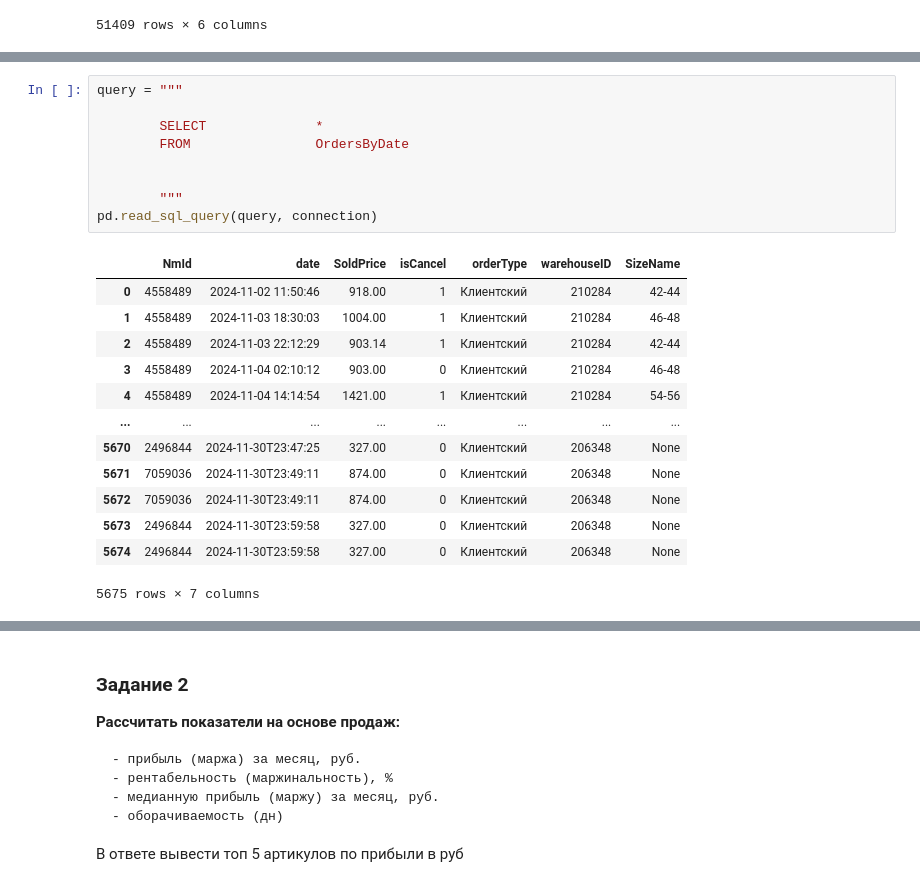
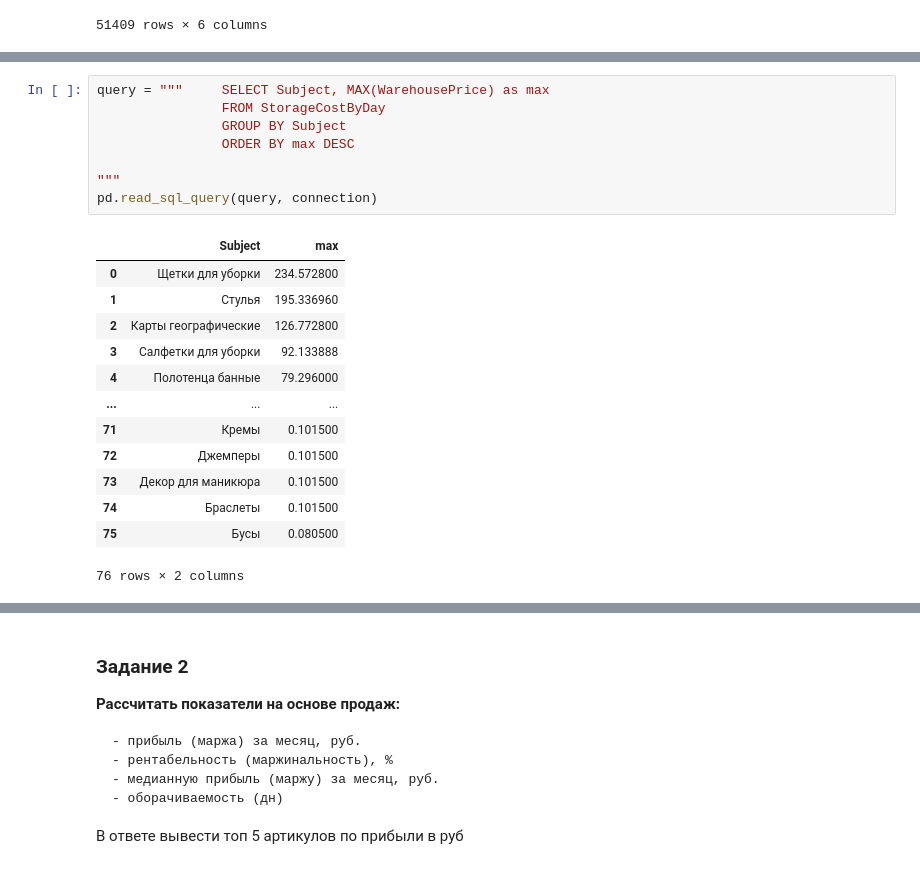
Before and after one commit to sortvalues/my_rep_01, a Jupyter notebook: 2_ad_hoc/testing_me/Тестовое_задание.ipynb, the cells around one changed output, grey strips where cells are left out. Saved outputs shown, nothing was run; the diff lists cells and outputs as text.

```diff
--- a/2_ad_hoc/testing_me/Тестовое_задание.ipynb
+++ b/2_ad_hoc/testing_me/Тестовое_задание.ipynb
@@ -431,23 +489,22 @@ pd.read_sql_query(query, connection)
 # %%
-query = """
+query = """     SELECT Subject, MAX(WarehousePrice) as max
+                FROM StorageCostByDay
+                GROUP BY Subject
+                ORDER BY max DESC
 
-        SELECT              *
-        FROM                OrdersByDate
-
-
-        """
+"""
 pd.read_sql_query(query, connection)
 # %% [output]
-|  | NmId | date | SoldPrice | isCancel | orderType | warehouseID | SizeName |
-| 0 | 4558489 | 2024-11-02 11:50:46 | 918.00 | 1 | Клиентский | 210284 | 42-44 |
-| 1 | 4558489 | 2024-11-03 18:30:03 | 1004.00 | 1 | Клиентский | 210284 | 46-48 |
-| 2 | 4558489 | 2024-11-03 22:12:29 | 903.14 | 1 | Клиентский | 210284 | 42-44 |
-| 3 | 4558489 | 2024-11-04 02:10:12 | 903.00 | 0 | Клиентский | 210284 | 46-48 |
-| 4 | 4558489 | 2024-11-04 14:14:54 | 1421.00 | 1 | Клиентский | 210284 | 54-56 |
-| ... | ... | ... | ... | ... | ... | ... | ... |
-| 5670 | 2496844 | 2024-11-30T23:47:25 | 327.00 | 0 | Клиентский | 206348 | None |
-| 5671 | 7059036 | 2024-11-30T23:49:11 | 874.00 | 0 | Клиентский | 206348 | None |
-| 5672 | 7059036 | 2024-11-30T23:49:11 | 874.00 | 0 | Клиентский | 206348 | None |
-| 5673 | 2496844 | 2024-11-30T23:59:58 | 327.00 | 0 | Клиентский | 206348 | None |
-| 5674 | 2496844 | 2024-11-30T23:59:58 | 327.00 | 0 | Клиентский | 206348 | None |
+|  | Subject | max |
+| 0 | Щетки для уборки | 234.572800 |
+| 1 | Стулья | 195.336960 |
+| 2 | Карты географические | 126.772800 |
+| 3 | Салфетки для уборки | 92.133888 |
+| 4 | Полотенца банные | 79.296000 |
+| ... | ... | ... |
+| 71 | Кремы | 0.101500 |
+| 72 | Джемперы | 0.101500 |
+| 73 | Декор для маникюра | 0.101500 |
+| 74 | Браслеты | 0.101500 |
+| 75 | Бусы | 0.080500 |
-5675 rows × 7 columns
+76 rows × 2 columns
```
Also changed, not shown: parts of 15 cells of this notebook.
